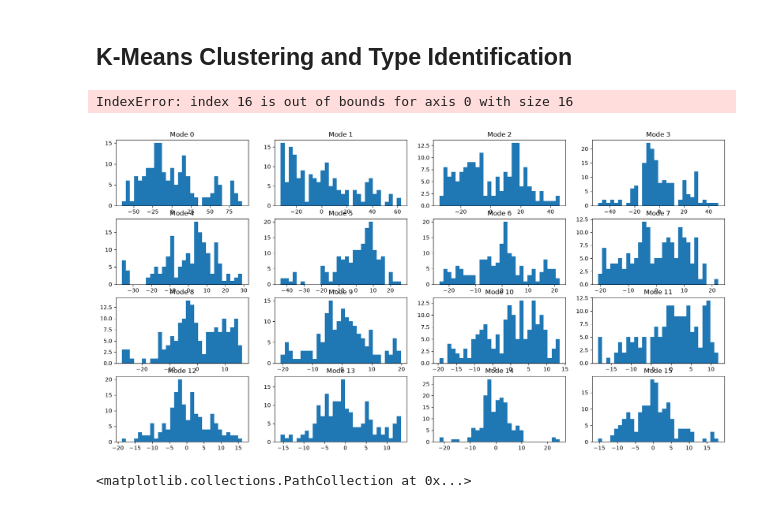
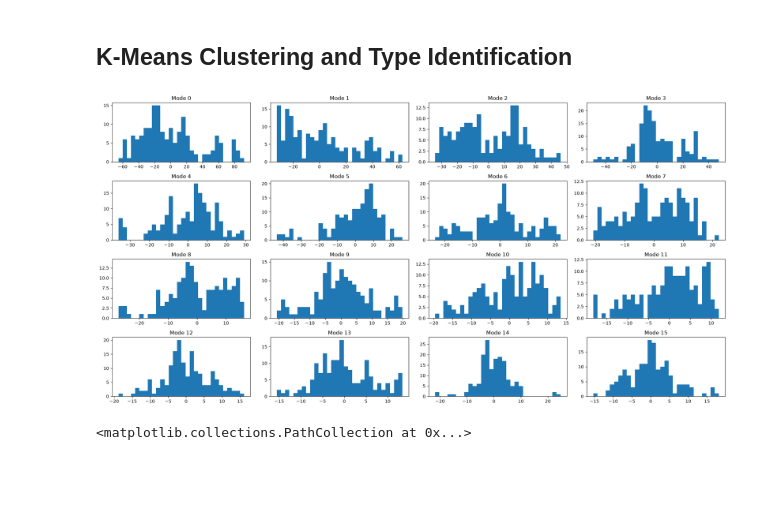
Before and after one commit to curtis-chris/Math_540_Fall_2026, a Jupyter notebook: Lecture_Notes_and_Code/Applications_of_the_SVD_and_Cluster_Analysis.ipynb, the cells around one changed output. Saved outputs shown, nothing was run; the diff lists cells and outputs as text; code cells hidden in the pictures; blank space fills up the shorter version.

```diff
--- a/Lecture_Notes_and_Code/Applications_of_the_SVD_and_Cluster_Analysis.ipynb
+++ b/Lecture_Notes_and_Code/Applications_of_the_SVD_and_Cluster_Analysis.ipynb
@@ -92,5 +92,7 @@ for jj in range(num_angles):
     labelbottom=False,
     labelleft=False
     )
+for jj in range(11, 12):
+    fig.delaxes(ax[jj])
 fig.tight_layout()
 # %% [output]
@@ -156,21 +158,20 @@ image_comparison(small_beans, rebuilt_beans)
 # %%
 zero_avg_crp, avg_crp = zero_mean(image_mat)
 u_crp, s_crp = mode_builder(zero_avg_crp)
 u_crp_red = mode_selector(u_crp, s_crp, 1.)
 
 projected_images = u_crp_red.T @ zero_avg_crp
 num_modes = u_crp_red.shape[1]
 
 fig, axes = plt.subplots(4, 4, figsize=(20, 10))
 ax = axes.ravel()
 num_bins = 30
-for jj in range(num_modes):
+for jj in range(16):
   ax[jj].hist(projected_images[jj, :], bins=num_bins)
   ax[jj].set_title(f"Mode {jj}")
 plt.tight_layout()
 # %% [output]
-IndexError: index 16 is out of bounds for axis 0 with size 16
-[figure, old version]
+[figure, new version]
 # %%
 plt.scatter(projected_images[0, :], projected_images[1, :], s=1.)
 # %% [output]
```
Also changed, not shown: parts of 6 cells of this notebook, 1 other file.
